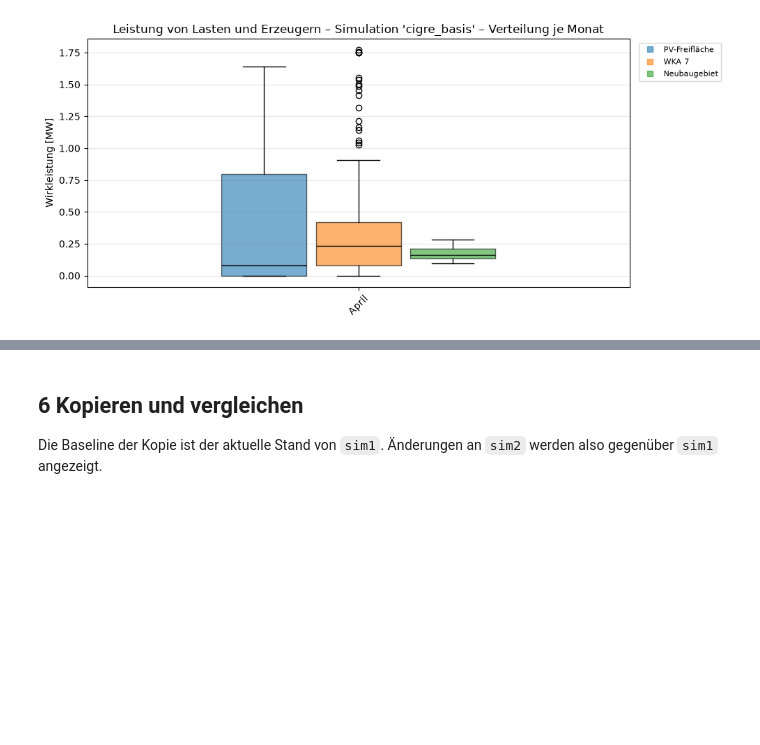
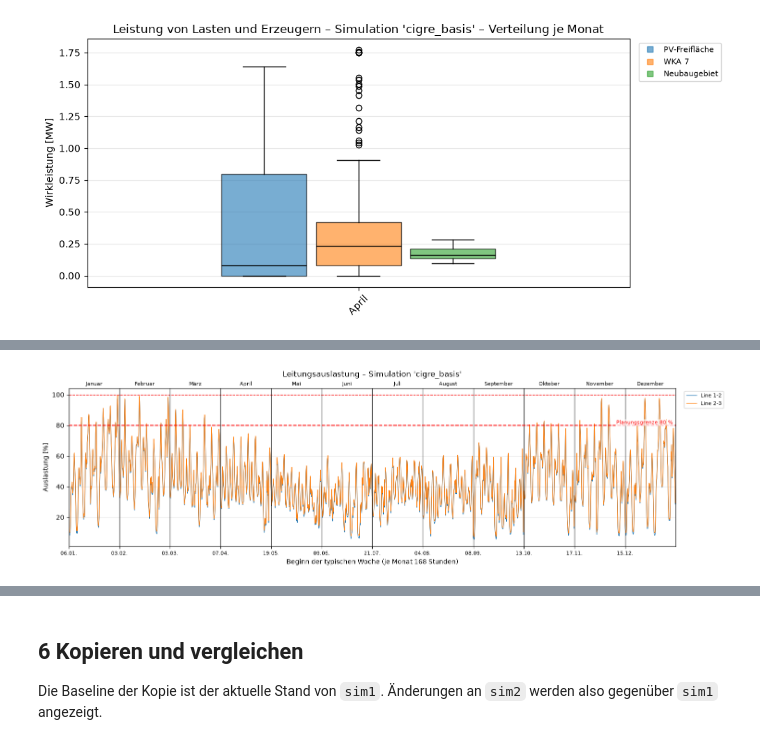
Before and after one commit to RoyalKnighter/SmartGrids, a Jupyter notebook: task3/Simulation_Beispiel.ipynb, the cells around one changed output, grey strips where cells are left out. Drawn from its saved outputs; the diff is of its cells as text; code cells hidden in the pictures; blank space fills up the shorter version.

```diff
--- a/task3/Simulation_Beispiel.ipynb
+++ b/task3/Simulation_Beispiel.ipynb
@@ -201,3 +227,8 @@ sim1.createDiagram(Diagram.ELEMENT_POWER, ["PV-Freifläche", "WKA 7", "Neubaugeb
+# %%
+sim1.createDiagram(Diagram.LINE_LOADING, ["Line 1-2", "Line 2-3"], layout="overview",
+                   markers=[("red", 80, "Planungsgrenze 80 %", "--")])
+# %% [output]
+[figure, added]
 # %%
 # Spannung entlang eines Pfades zum Zeitpunkt der niedrigsten Spannung
 sim1.createDiagram(Diagram.VOLTAGE_PROFILE, ["Bus 1", "Bus 2", "Bus 3", "Bus 4", "Bus 5", "Bus 6"], time="min")
```
Also changed, not shown: parts of 16 cells of this notebook, 28 other files.
